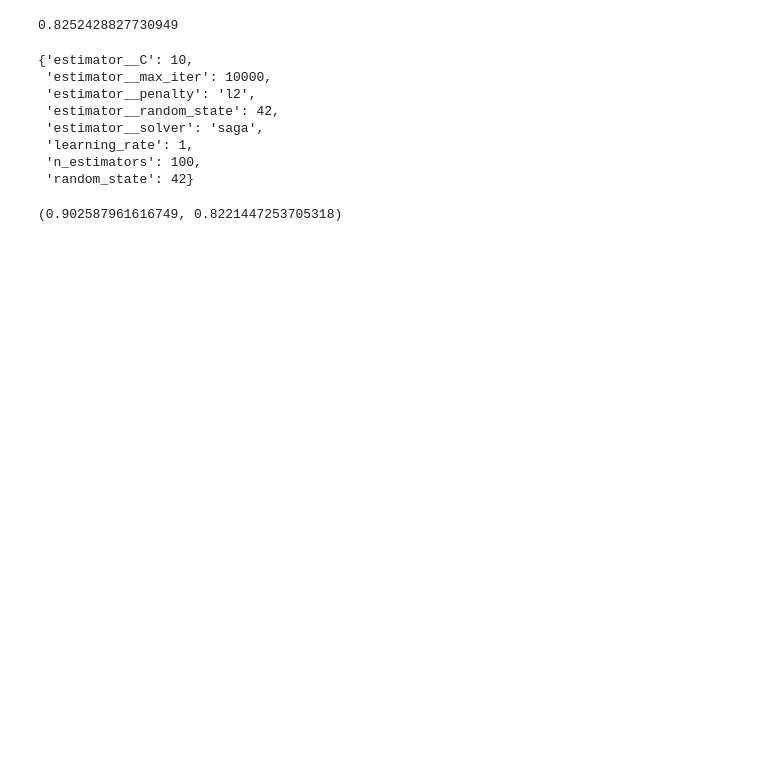
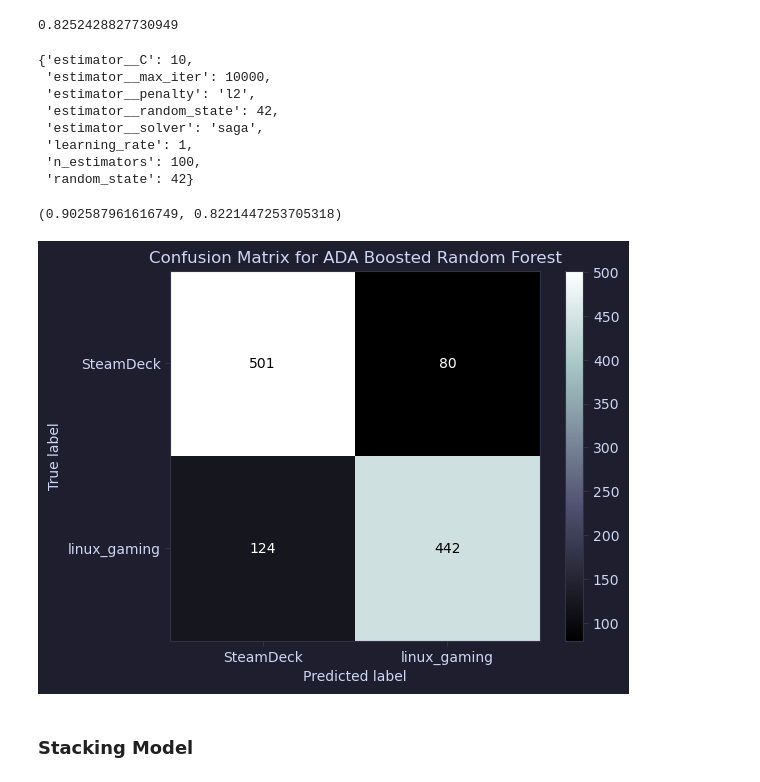
Before and after one commit to EKYS12/NLP_Reddit_linux_gaming_and_Steamdeck, a Jupyter notebook: notebooks/title_modeling.ipynb, the cells around one changed output. Saved outputs shown, nothing was run; the diff lists cells and outputs as text; code cells hidden in the pictures; blank space fills up the shorter version.

```diff
--- a/notebooks/title_modeling.ipynb
+++ b/notebooks/title_modeling.ipynb
@@ -233,6 +292,2 @@ ada_log_params = {
 # %%
 # esitmate_gridsearch_time(ada_log, ada_log_params, processors=8)
-# %%
-ada_log_gs = GridSearchCV(ada_log, param_grid=ada_log_params, verbose=1, n_jobs=-1)
-# %%
-ada_log_gs.fit(X_train_cv, y_train)
@@ -241,0 +301,3 @@ with open('../models/ada_boost_log_gridsearch_title_model.pkl', 'wb') as pickle_
+# %%
+with open('../models/ada_boost_log_gridsearch_title_model.pkl', 'rb') as pickle_in:
+    ada_log_gs = pickle.load(pickle_in)
@@ -258,3 +327,25 @@ ada_log_gs.best_params_
 ada_log_gs.score(X_train_cv, y_train), ada_log_gs.score(X_test_cv, y_test)
 # %% [output]
 (0.902587961616749, 0.8221447253705318)
+# %%
+# Make predictions on the test set
+y_pred_ada_log = ada_log_gs.predict(X_test_cv)
+
+# Calculate the confusion matrix
+cm = confusion_matrix(y_test, y_pred_ada_log, labels=ada_log_gs.classes_)
+
+cm_disp = ConfusionMatrixDisplay(cm, display_labels=ada_log_gs.classes_);
+
+cm_disp.plot(cmap='bone')
+
+# Set the title for the plot
+plt.title("Confusion Matrix for ADA Boosted Random Forest")
+
+# Save the figure to a file
+# plt.savefig("../images/confusion_matrix_ada_log.png", dpi=300, bbox_inches='tight')
+
+plt.show()
+# %% [output]
+[figure, added]
+# %% [markdown]
+### Stacking Model
```
Also changed, not shown: parts of 55 cells of this notebook, 24 other files.
